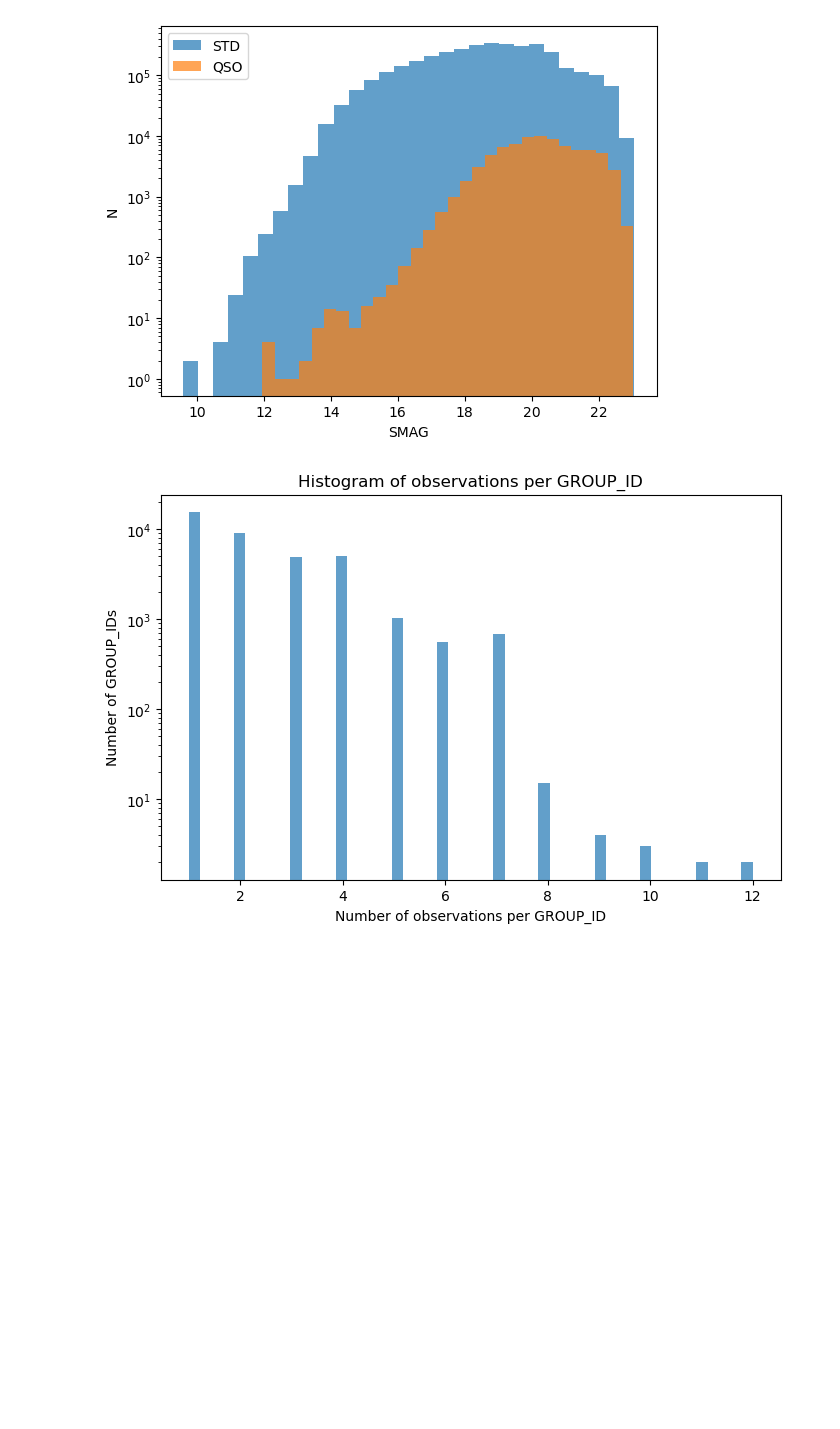
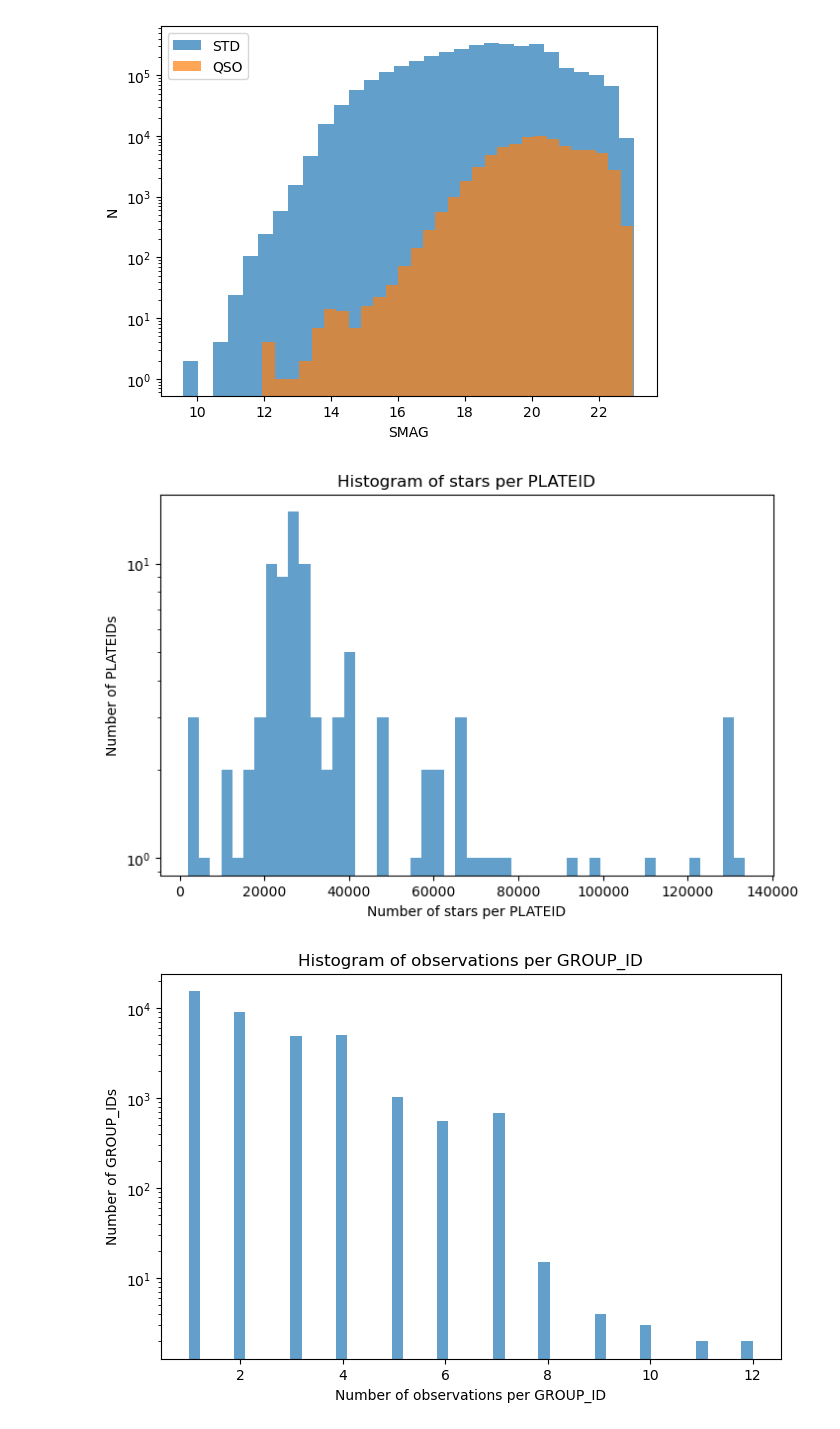
Before and after one commit to burke86/supercosmos_qso, a Jupyter notebook: lc.ipynb, the cells around one changed output. Drawn from its saved outputs; the diff is of its cells as text; code cells hidden in the pictures; blank space fills up the shorter version.

Commit message:
star / plate figure

```diff
--- a/lc.ipynb
+++ b/lc.ipynb
@@ -158,6 +163,17 @@ plt.ylabel('N');
 plt.legend();
 # %% [output]
 [figure]
+# %%
+plateid_counts = df_std_merged['PLATEID'].value_counts()
+
+plt.figure(figsize=(8, 5))
+plt.hist(plateid_counts, bins=50, log=True, alpha=0.7)
+plt.xlabel('Number of stars per PLATEID')
+plt.ylabel('Number of PLATEIDs')
+plt.title('Histogram of stars per PLATEID')
+plt.show()
+# %% [output]
+[figure, added]
 # %%
 group_counts = df_qso_merged['GROUP_ID'].value_counts()
 
```
Also changed, not shown: parts of 1 cell of this notebook.
